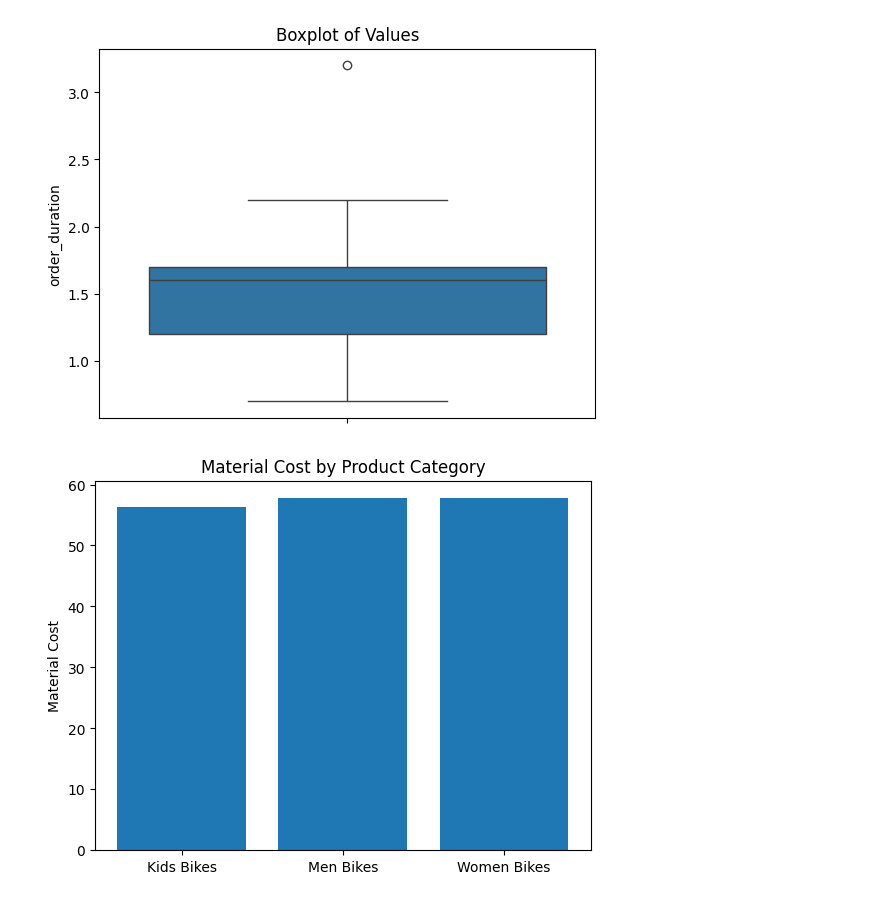
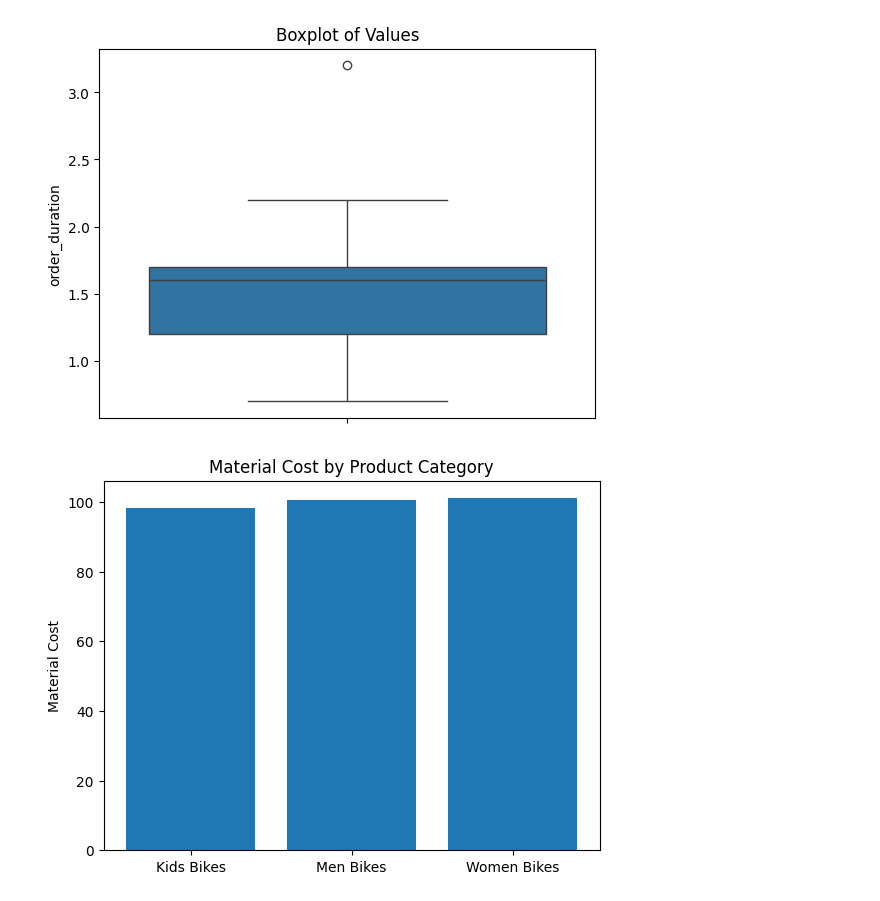
Before and after one commit to buecktobias/ibsys2SCM, a Jupyter notebook: user-docs/data_analyses/material_cost.ipynb, the cells around one changed output. Cells and saved outputs as stored; diff of their text form; code cells hidden in the pictures.

```diff
--- a/user-docs/data_analyses/material_cost.ipynb
+++ b/user-docs/data_analyses/material_cost.ipynb
@@ -83,7 +86,7 @@ df.describe()
 | max | 1.000000 | 1.000000 | 1.000000 | 22000.000000 | 165.080000 | 100.000000 | ... |
 # %%
 import seaborn as sns
-
+df = pd.read_csv('material_costs_cleaned_edited.csv', encoding='utf-8')
 sns.boxplot(y=df['order_duration'])
 plt.title('Boxplot of Values')
 plt.show()
@@ -92,18 +95,18 @@ plt.show()
 # %%
 import matplotlib.pyplot as plt
 
 df_k = df[df['item_type'] == 'K']
-kids_cost = (df_k['price_per_part'] * df_k['used_for_child']).sum()
-men_cost = (df_k['price_per_part'] * df_k['used_for_men']).sum()
-women_cost = (df_k['price_per_part'] * df_k['used_for_women']).sum()
+kids_cost = (df_k['price_per_part'] * df_k['quantity_used_for_child']).sum()
+men_cost = (df_k['price_per_part'] * df_k['quantity_used_for_men']).sum()
+women_cost = (df_k['price_per_part'] * df_k['quantity_used_for_women']).sum()
 
 categories = ['Kids Bikes', 'Men Bikes', 'Women Bikes']
 costs = [kids_cost, men_cost, women_cost]
 
 plt.figure()
 plt.bar(categories, costs)
 plt.ylabel('Material Cost')
 plt.title('Material Cost by Product Category')
 plt.show()
 # %% [output]
-[figure, old version]
+[figure, new version]
```
Also changed, not shown: parts of 10 cells of this notebook, 5 other files.
